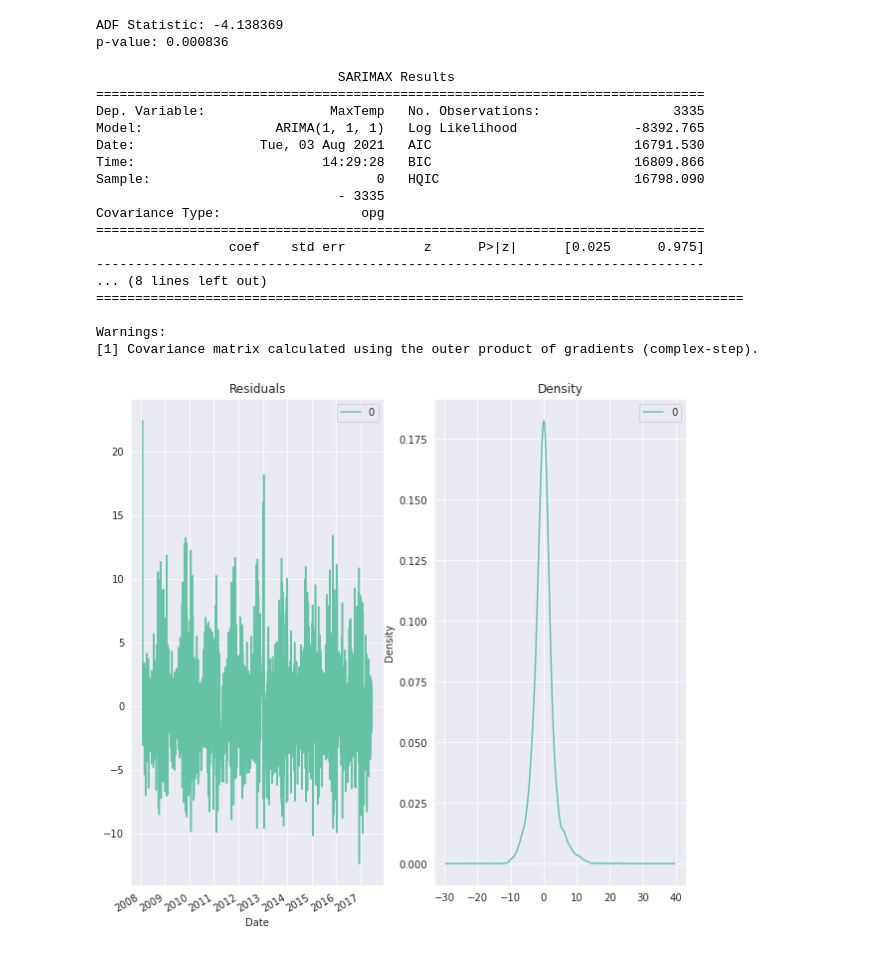
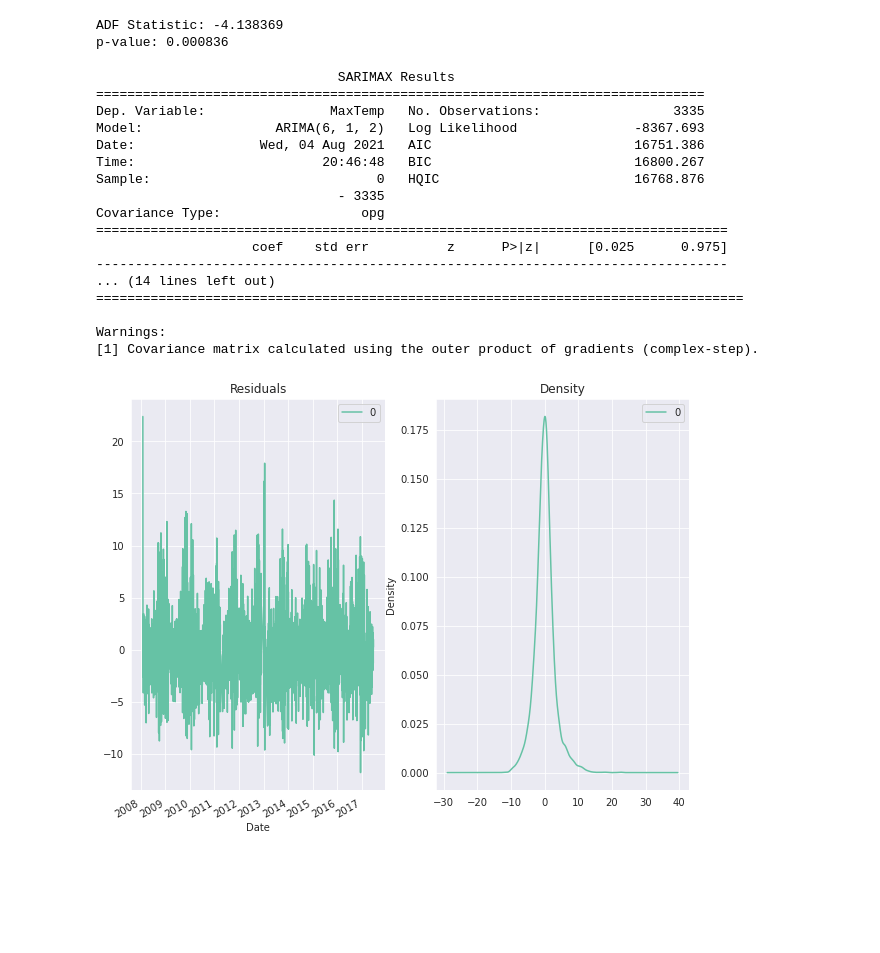
Before and after one commit to jopagel/Australian-weather, a Jupyter notebook: ARIMA.ipynb, the cells around one changed output. Cells and saved outputs as stored; diff of their text form; code cells hidden in the pictures; blank space fills up the shorter version.

```diff
--- a/ARIMA.ipynb
+++ b/ARIMA.ipynb
@@ -128,0 +124,5 @@ df_des.plot()
+# %%
+sns.set_style('darkgrid')
+with mtlb.rc_context():
+    mtlb.rc("figure", figsize=(10,8))
+    sm.graphics.tsa.plot_pacf(df['MaxTemp'].diff().dropna(), lags=30)
@@ -129,6 +131,8 @@ df_des.plot()
 # %%
+sns.set_style('darkgrid')
+plt.figure(figsize=[15,6])
 df_diff=df.copy()
 df_diff=df['MaxTemp'].diff().dropna()
 df_diff.isna().sum()
-sm.graphics.tsa.plot_acf(df_diff.resample('M').sum(), lags=100)
+sm.graphics.tsa.plot_pacf(df_diff.resample('M').sum(), lags=30)
 # %% [output]
@@ -142,9 +146,0 @@ df_diff.plot()
-# %%
-#seasonal decomposition does not work well with this dataset
-# Additive Decomposition
-result_add = seasonal_decompose(df_diff, model='additive',extrapolate_trend='freq',freq=365)
-
-# Plot
-plt.rcParams.update({'figure.figsize': (10,10)})
-result_add.plot().suptitle('Additive Decompose', fontsize=22)
-plt.show()
@@ -164,34 +162,40 @@ p-value: 0.000836
 # %%
-from statsmodels.tsa.arima.model import ARIMA
+# 6,1,2 ARIMA Model(p,d,q,s)
+model = ARIMA(df['MaxTemp'], order=(6,1,2),enforce_stationarity=False)
 
-# 1,0,1 SARIMA Model(p,d,q,s)
-model = ARIMA(df['MaxTemp'], order=(1,1,1))
 model_fit = model.fit()
-print(model_fit.summary())
+
+with model.fix_params({'ar.L1': 0}):
+    model_fit = model.fit()
-# %% [output]
-                               SARIMAX Results
-==============================================================================
-Dep. Variable:                MaxTemp   No. Observations:                 3335
-Model:                 ARIMA(1, 1, 1)   Log Likelihood               -8392.765
-Date:                Tue, 03 Aug 2021   AIC                          16791.530
-Time:                        14:29:28   BIC                          16809.866
-Sample:                             0   HQIC                         16798.090
-                               - 3335
-Covariance Type:                  opg
-==============================================================================
-                 coef    std err          z      P>|z|      [0.025      0.975]
-------------------------------------------------------------------------------
-... (8 lines left out)
-===================================================================================
-
-Warnings:
-[1] Covariance matrix calculated using the outer product of gradients (complex-step).
+# %%
+print(model_fit.summary())
+# %% [output]
+                               SARIMAX Results
+==============================================================================
+Dep. Variable:                MaxTemp   No. Observations:                 3335
+Model:                 ARIMA(6, 1, 2)   Log Likelihood               -8367.693
+Date:                Wed, 04 Aug 2021   AIC                          16751.386
+Time:                        20:46:48   BIC                          16800.267
+Sample:                             0   HQIC                         16768.876
+                               - 3335
+Covariance Type:                  opg
+=================================================================================
+                    coef    std err          z      P>|z|      [0.025      0.975]
+---------------------------------------------------------------------------------
+... (14 lines left out)
+===================================================================================
+
+Warnings:
+[1] Covariance matrix calculated using the outer product of gradients (complex-step).
 # %%
 # Plot residual errors
-residuals = pd.DataFrame(model_fit.resid)
-fig, ax = plt.subplots(1,2)
-residuals.plot(title="Residuals", ax=ax[0])
-residuals.plot(kind='kde', title='Density', ax=ax[1])
-plt.show()
+sns.set_style('darkgrid')
+with mtlb.rc_context():
+    mtlb.rc("figure", figsize=(10,8))
+    residuals = pd.DataFrame(model_fit.resid)
+    fig, ax = plt.subplots(1,2)
+    residuals.plot(title="Residuals", ax=ax[0])
+    residuals.plot(kind='kde', title='Density', ax=ax[1])
+    plt.show()
 # %% [output]
-[figure, old version]
+[figure, new version]
```
Also changed, not shown: parts of 29 cells of this notebook.
